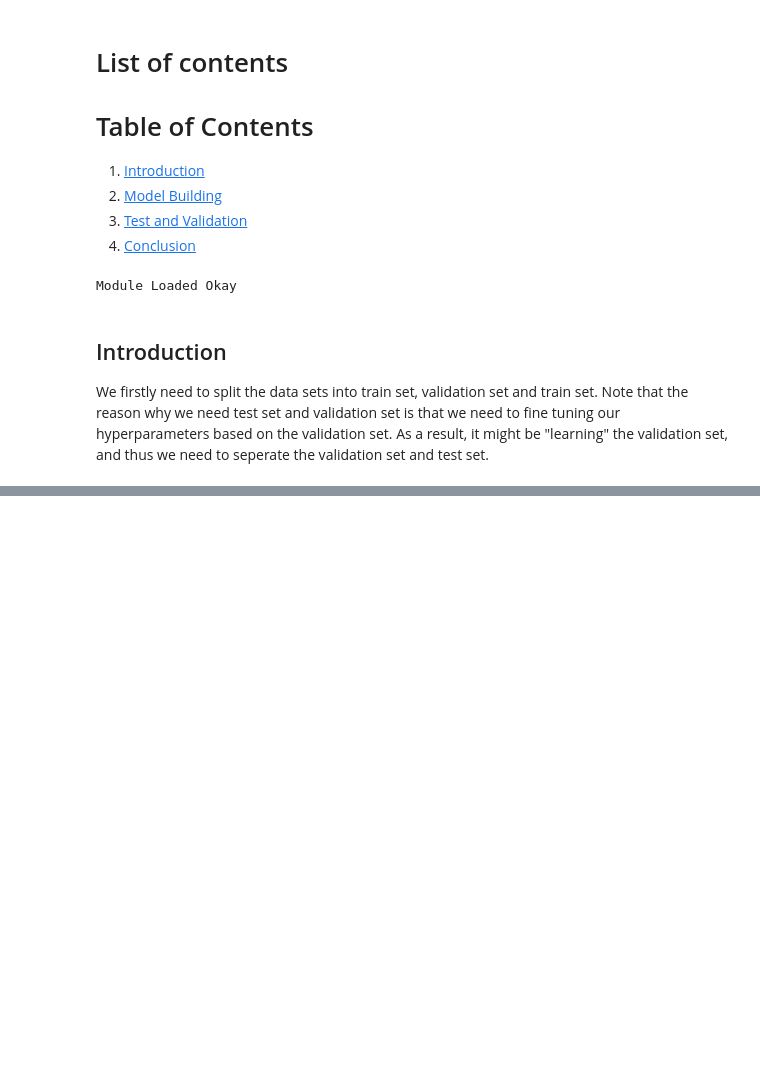
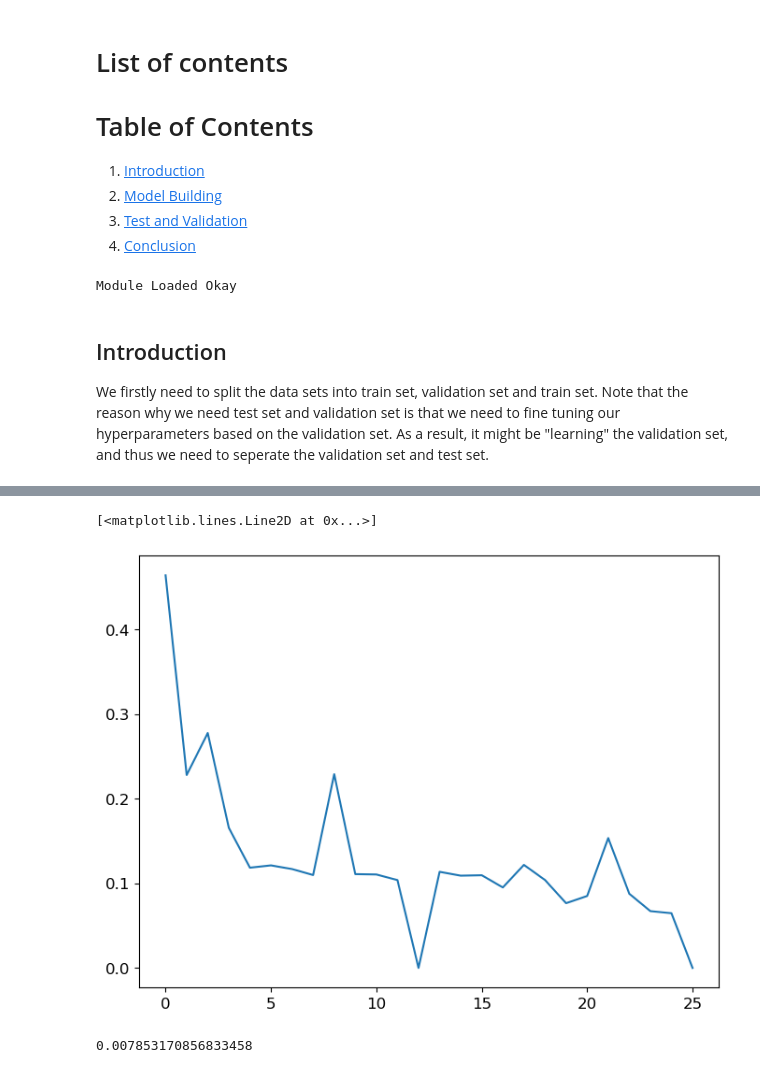
Before and after one commit to FeiyangWang141421/MRES-1DCNN-MiniProject, a Jupyter notebook: 1DCNN-MiniProject.ipynb, the cells around one changed output, grey strips where cells are left out. Saved outputs shown, nothing was run; the diff lists cells and outputs as text; code cells hidden in the pictures; blank space fills up the shorter version.

```diff
--- a/1DCNN-MiniProject.ipynb
+++ b/1DCNN-MiniProject.ipynb
@@ -25,8 +25,8 @@ import matplotlib
 # choose your preferred font size and style here for plots
 plt.rcParams['figure.figsize'] = (8, 6)
 plt.rcParams['font.size'] = 12
-plt.rcParams['font.family'] = 'Times'
-plt.rcParams['font.serif'] = 'Times'
+#plt.rcParams['font.family'] = 'Times'
+#plt.rcParams['font.serif'] = 'Times'
 # %%
 # importing the datasets
 xtrain = np.load("./Data/x_train.npy")
@@ -91,0 +162,33 @@ x_train, x_val, y_train, y_val = sklearn.model_selection.train_test_split(xtrain
+# %%
+# define the loss function and optimizer
+import torch.optim as optim
+
+# the macros we can adjust
+learning_rate = 1e-3
+momentum = 0.9
+
+criterion = nn.CrossEntropyLoss()
+optimizer = optim.SGD(net.parameters(), lr = learning_rate, momentum = momentum)
+# %%
+loss_list = [] #keep track of the loss
+epoch_num = 2
+for epoch in range(epoch_num): #loop over the data epoch_num times
+    running_loss = 0.0
+    total_loss = 0
+    for i, data in enumerate(train_loader,0):
+        x,y = data
+        optimizer.zero_grad()
+        #train the model
+        y_pred = net(x)
+        loss = criterion(y_pred,y)
+        loss.backward()
+        optimizer.step()
+        #print statistics on loss
+        running_loss += loss.item()
+        if i % 200 == 199:    # print every 200 mini-batches
+            print(f'[{epoch + 1}, {i + 1:5d}] loss: {running_loss / 200:.3f}')
+            loss_list.append(running_loss/200)
+            running_loss = 0.0
+
+    loss_list.append(total_loss)
+print("Finish training")
@@ -91,0 +213,9 @@ x_train, x_val, y_train, y_val = sklearn.model_selection.train_test_split(xtrain
+# %%
+plt.plot(loss_list)
+# %% [output]
+[<matplotlib.lines.Line2D at 0x...>]
+[figure, added]
+# %%
+loss_list[0]
+# %% [output]
+0.007853170856833458
```
Also changed, not shown: parts of 6 cells of this notebook.
